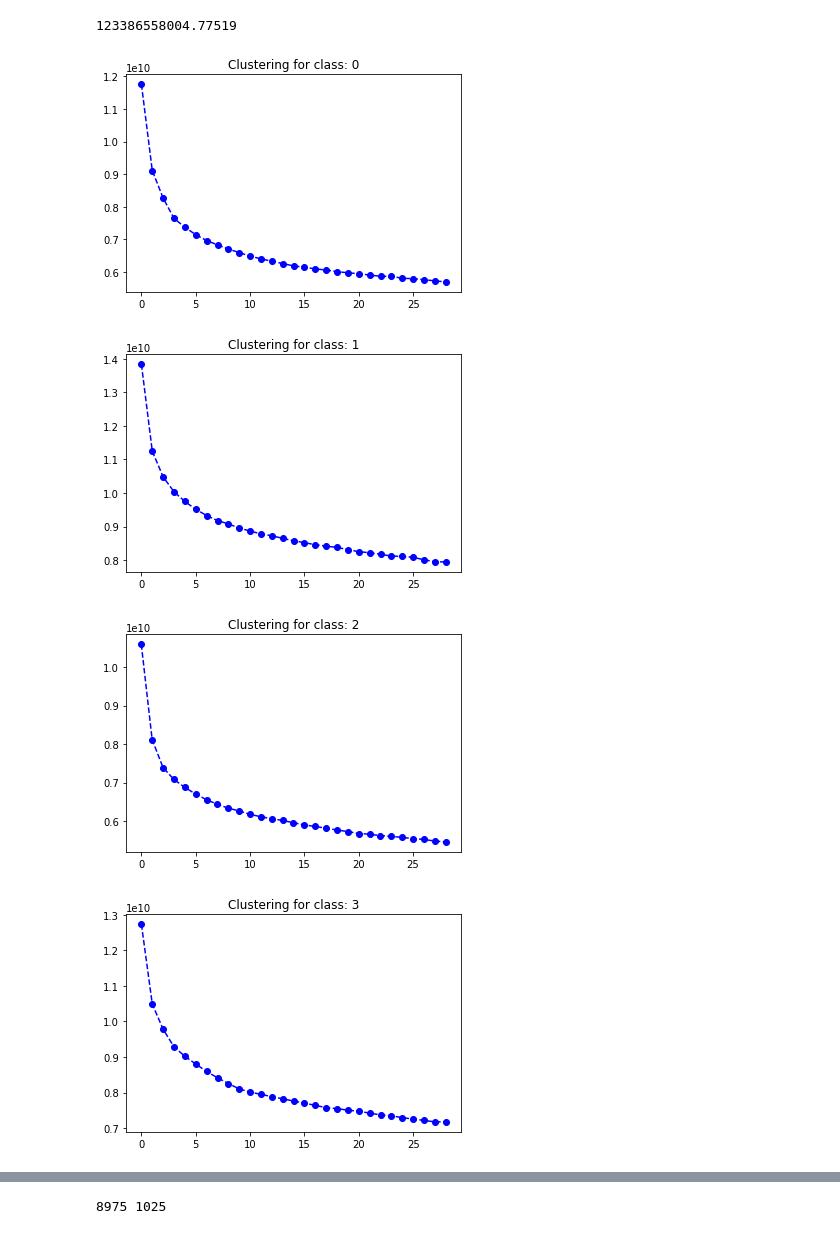
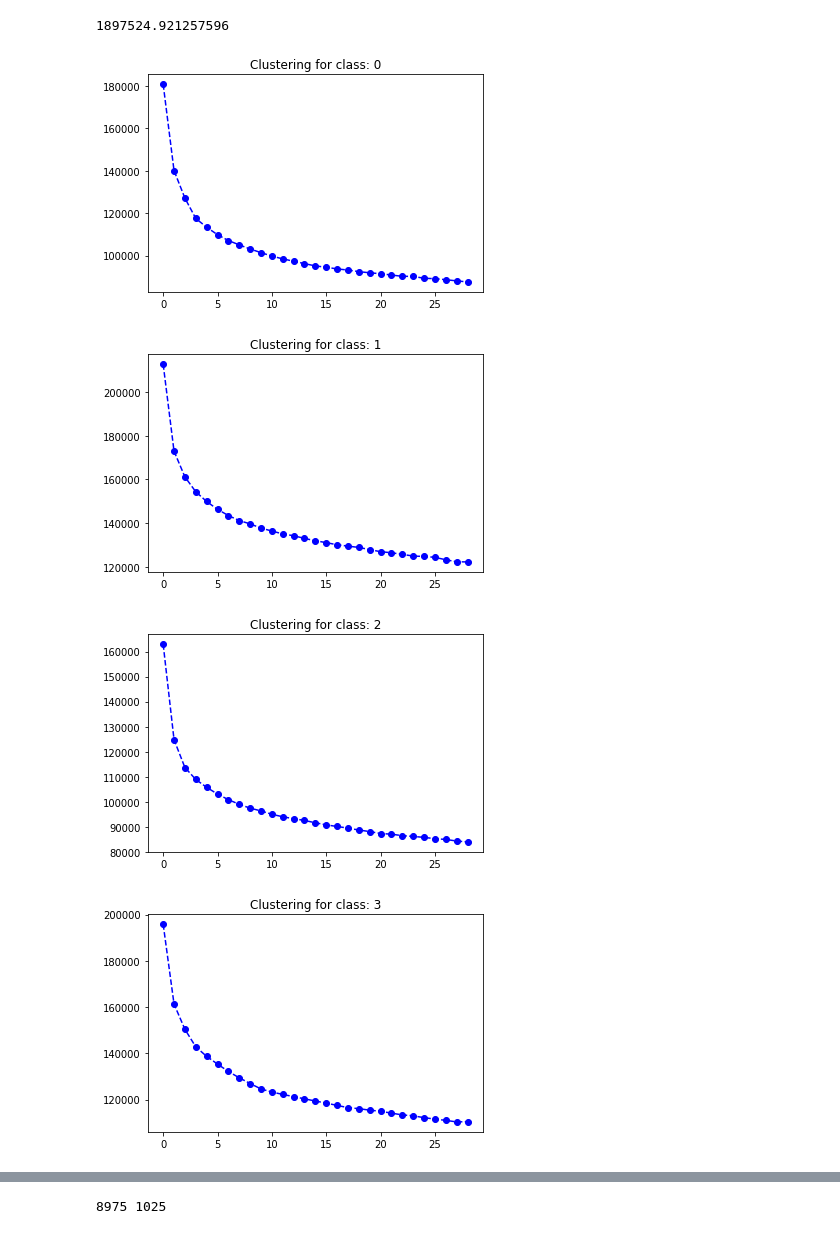
Before and after one commit to CyrilRJK/Natural-Computing-Project, a Jupyter notebook: Clustering_CIFAR10.ipynb, the cells around one changed output, grey strips where cells are left out. Cells and saved outputs as stored; diff of their text form; code cells hidden in the pictures.

Commit message:
longer GA and normalized clustering

```diff
--- a/Clustering_CIFAR10.ipynb
+++ b/Clustering_CIFAR10.ipynb
@@ -4,26 +4,28 @@ from sklearn.cluster import KMeans
 import matplotlib.pyplot as plt
 # %%
 (X_train, y_train), (X_test, y_test) = tf.keras.datasets.cifar10.load_data()
+# %%
+X_test_scaled = X_test /255.0
 # %%
-kmeans = KMeans(n_clusters=1, random_state=0).fit(X_test.reshape((10000,32*32*3)))
+kmeans = KMeans(n_clusters=1, random_state=0).fit(X_test_scaled.reshape((10000,32*32*3)))
 # %%
 kmeans.inertia_
 # %% [output]
-123386558004.77519
+1897524.921257596
 # %%
 for sample in range(10):
-  samples = X_test[(y_test==sample).reshape(10000)]
+  samples = X_test_scaled[(y_test==sample).reshape(10000)]
   inertias = []
   samples = samples.reshape((samples.shape[0],3*32*32))
   plt.figure()
   for i in range(1,30):
     kmeans = KMeans(n_clusters=i, random_state=0).fit(samples)
     inertias.append(kmeans.inertia_)
   plt.plot(inertias,'--bo')
   plt.title('Clustering for class: ' + str(sample))
   plt.show()
 # %% [output]
-[figure, old version]
+[figure, new version]
-[figure, old version]
+[figure, new version]
-[figure, old version]
+[figure, new version]
-[figure, old version]
+[figure, new version]
```
Also changed, not shown: parts of 3 cells of this notebook, 1 other file.
